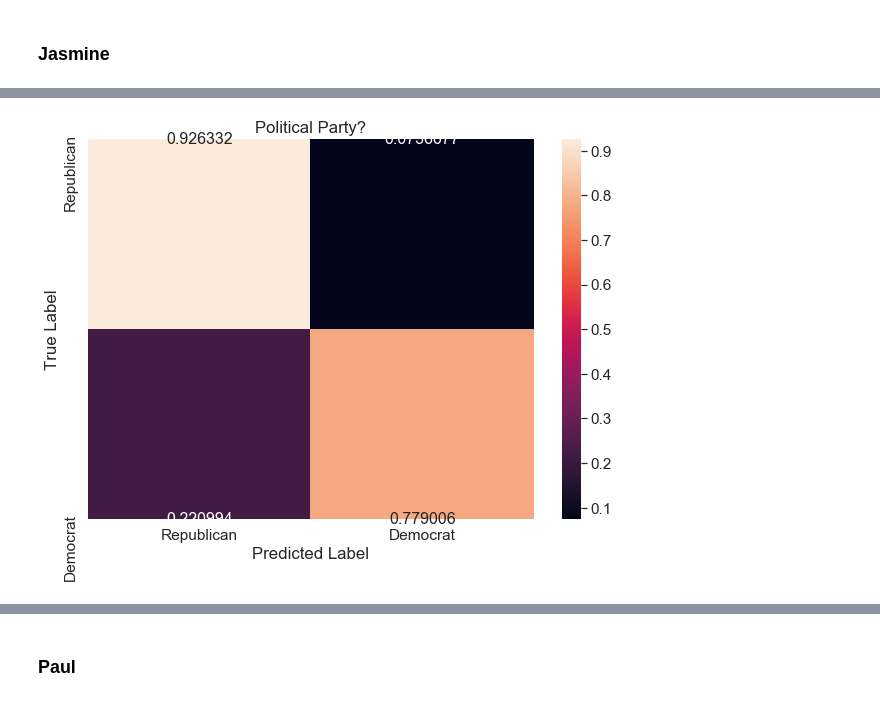
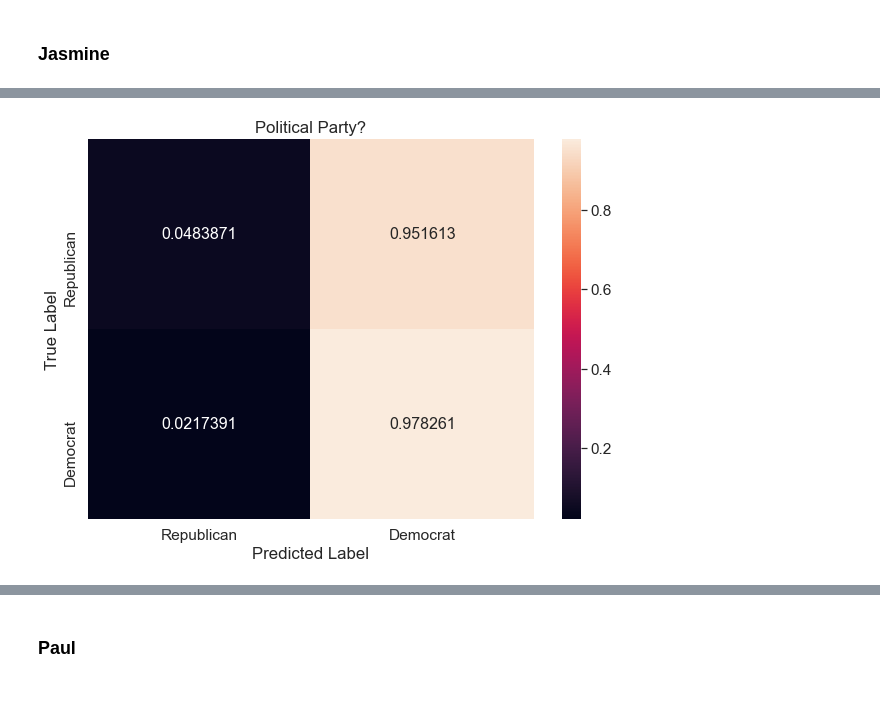
Before and after one commit to paulbsalamanca/CSS-Project-5-Team-6-Spring-2021, a Jupyter notebook: Project 5 Student.ipynb, the cells around one changed output, grey strips where cells are left out. Drawn from its saved outputs; the diff is of its cells as text; code cells hidden in the pictures.

```diff
--- a/Project 5 Student.ipynb
+++ b/Project 5 Student.ipynb
@@ -1143,8 +1229,15 @@ engineered_features_df = pd.DataFrame(engineered_features)
-# %%
-engineered_features_df = engineered_features_df.drop(['tokens', 'tweet_id','screen_name',
-                                                      'datetime', 'text', 'joined_congress_date',
-                                                      'birthday', 'position', 'party', 'district_number',
-                                                     'name_wikipedia'], axis = 1)
+# %%
+engineered_features_df = engineered_features_df[['Topic 0',
+ 'Topic 1',
+ 'Topic 2',
+ 'Topic 3',
+ 'Topic 4',
+ 'Topic 5',
+ 'character_count',
+ 'word_count',
+ #'sentiment',
+ 'polarity',
+ 'subjectivity']]
 # %%
 list(engineered_features_df.columns)
 # %% [output]
@@ -1166,8 +1252,8 @@ list(engineered_features_df.columns)
  'polarity',
  'subjectivity']
 # %%
-engineered_features_df = pd.get_dummies(engineered_features_df)
-X = StandardScaler().fit_transform(engineered_features_df)
+#engineered_features_df = pd.get_dummies(engineered_features_df)
+X_sentiment = StandardScaler().fit_transform(engineered_features_df)
 # %%
 #Set target variable(s)
 lb_style = LabelBinarizer()
@@ -1194,7 +1280,7 @@ param_grid = {'penalty': ['l1', 'l2', 'elasticnet'],
 logit_grid = GridSearchCV(logit_reg, param_grid, cv=3, iid=False, verbose = 2,
                           scoring=['accuracy', 'precision', 'recall', 'f1'], n_jobs = -1,
                            refit = 'accuracy')
-logit_grid.fit(X, y_1)
+logit_grid.fit(X_sentiment, y_1)
 
 metrics = ["params", "mean_test_accuracy", "mean_test_precision",
            "mean_test_recall", "mean_test_f1", "mean_fit_time"]
@@ -1215,39 +1300,39 @@ mean_fit_time : 11.776543378829956
 # %%
 #Run political party with hyperparameters
-X_train, X_test, y_train, y_test = train_test_split(X,
+X_train, X_test, y_train, y_test = train_test_split(X_sentiment,
                                                     y_1,
                                                     train_size = .80,
                                                     test_size=0.20,
                                                     random_state = 10)
 logit_tune = LogisticRegression(C = 0.1,
                               fit_intercept = True,
                               penalty = 'l1',
                               solver = 'liblinear')
 
 logit_model= logit_tune.fit(X_train, y_train.ravel())
 
 y_pred = logit_model.predict(X_test)
 
 cf_matrix = confusion_matrix(y_test, y_pred, normalize = "true")
 
 df_cm = pd.DataFrame(cf_matrix, range(2),
                   range(2))
 
 df_cm = df_cm.rename(index=str, columns={0: "Republican", 1: "Democrat"})
 df_cm.index = ["Republican", "Democrat"]
 plt.figure(figsize = (10,7))
 sns.set(font_scale=1.4)#for label size
 sns.heatmap(df_cm,
            annot=True,
            annot_kws={"size": 16},
            fmt='g')
 
 plt.title('Political Party?')
 plt.xlabel("Predicted Label")
 plt.ylabel("True Label")
 plt.show()
 # %% [output]
-[figure, old version]
+[figure, new version]
 # %%
 #Create a model for senate vs house
 logit_reg_2 = LogisticRegression()
```
Also changed, not shown: parts of 67 cells of this notebook.
